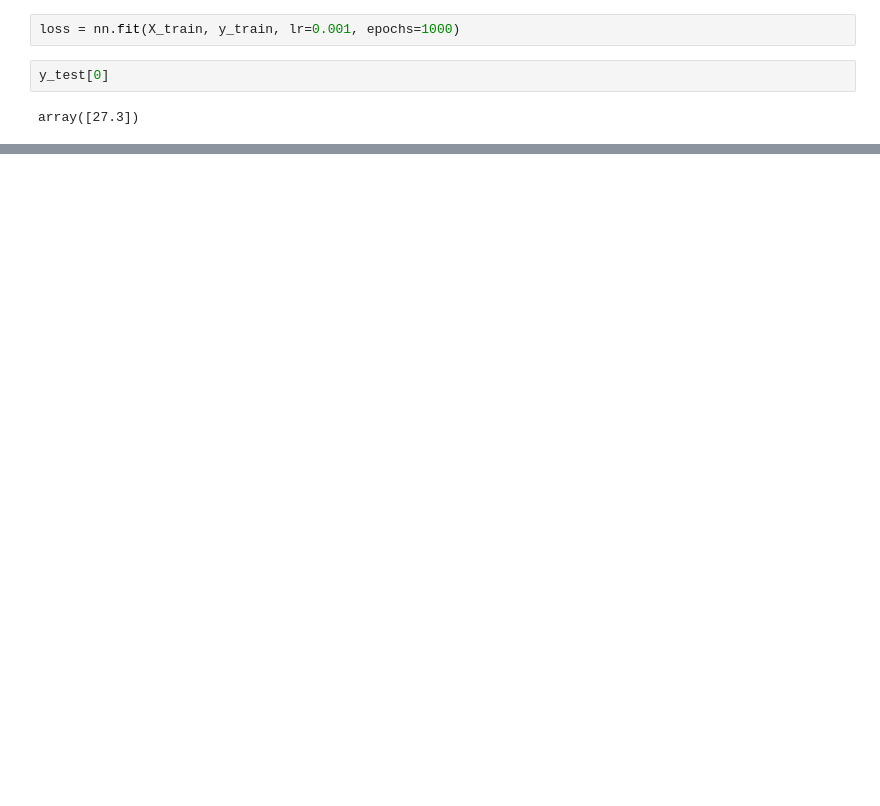
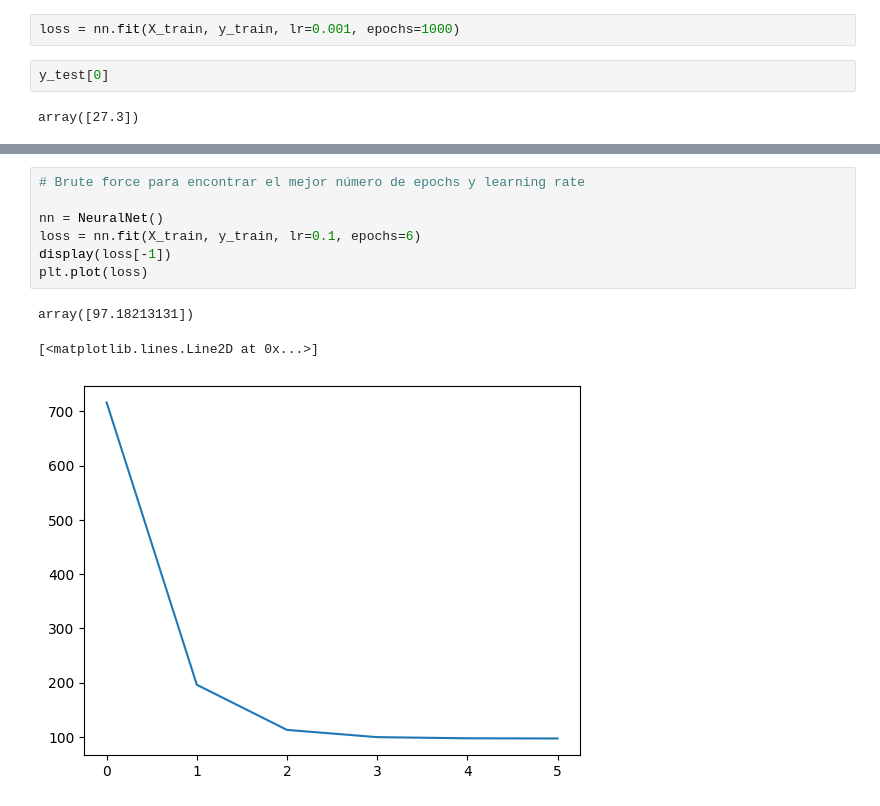
Before and after one commit to Luquish/TP2_Metodos, a Jupyter notebook: NeuralNet_Eval.ipynb, the cells around one changed output, grey strips where cells are left out. Cells and saved outputs as stored; diff of their text form; blank space fills up the shorter version.

```diff
--- a/NeuralNet_Eval.ipynb
+++ b/NeuralNet_Eval.ipynb
@@ -272,0 +132,11 @@ plt.plot(loss)
+# %%
+# Brute force para encontrar el mejor número de epochs y learning rate
+
+nn = NeuralNet()
+loss = nn.fit(X_train, y_train, lr=0.1, epochs=6)
+display(loss[-1])
+plt.plot(loss)
+# %% [output]
+array([97.18213131])
+[<matplotlib.lines.Line2D at 0x...>]
+[figure, added]
```
Also changed, not shown: parts of 36 cells of this notebook, 4 other files.
